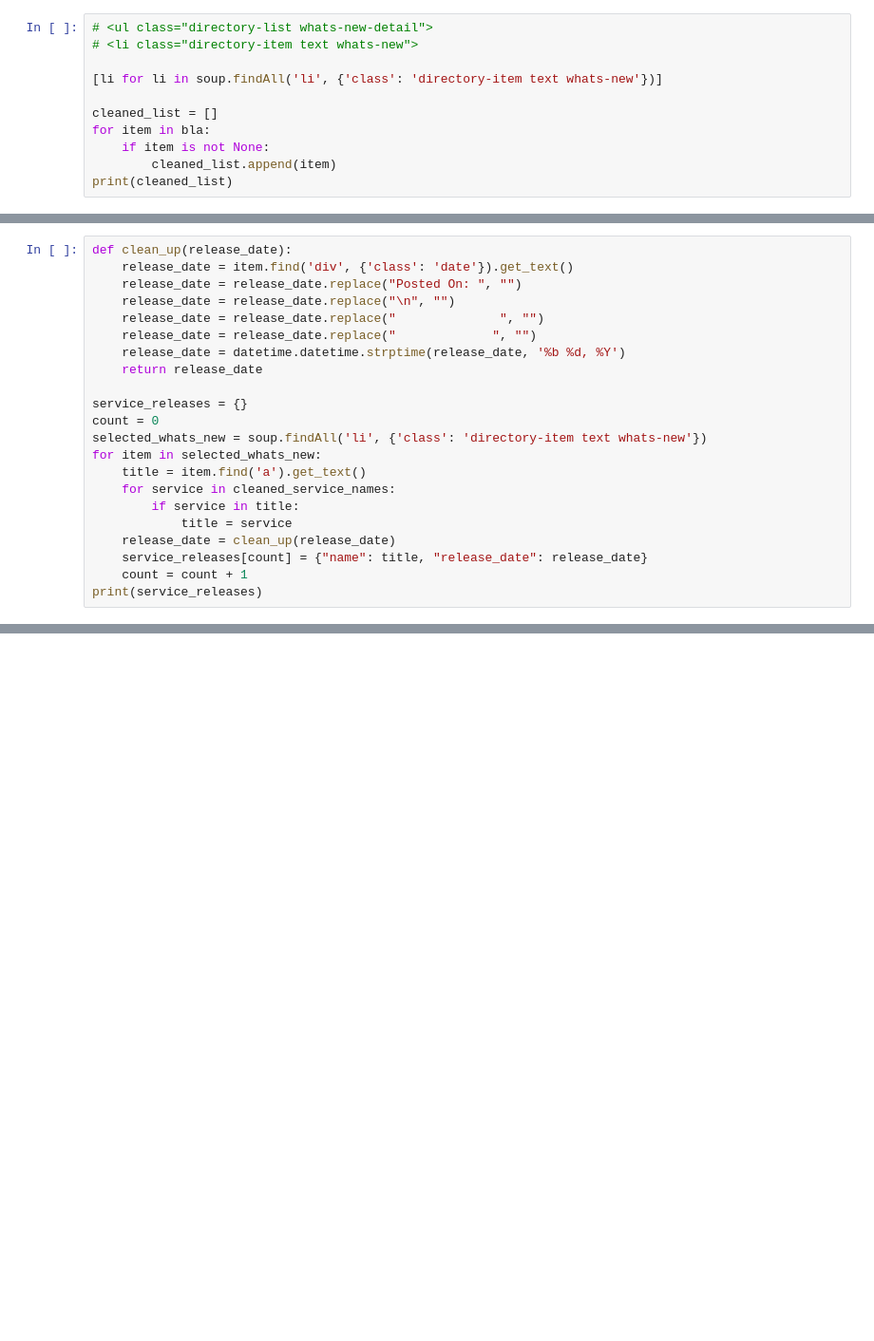
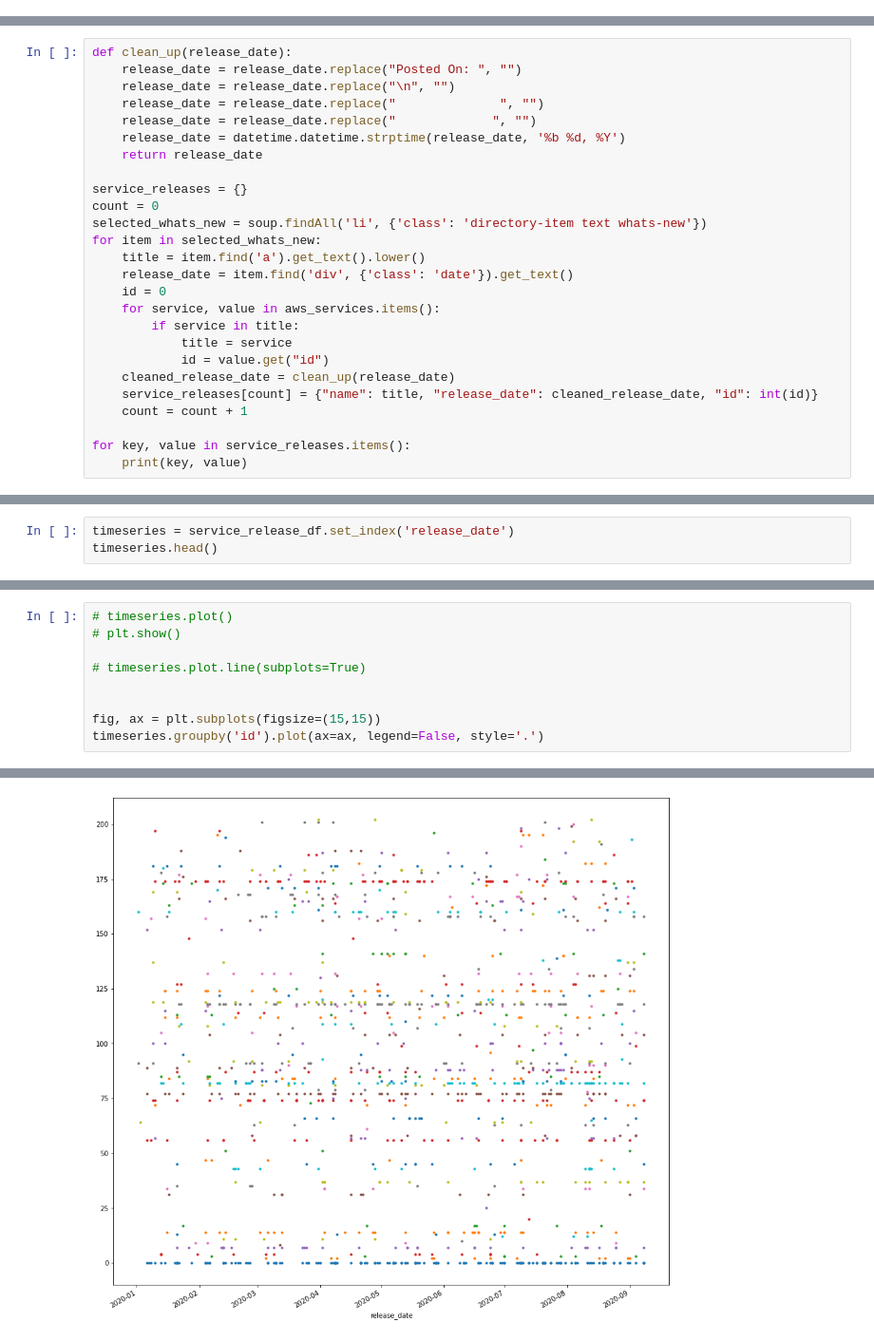
Before and after one commit to dariusjs/aws_services_over_time, a Jupyter notebook: track-aws-service-releases.ipynb, the cells around one changed output, grey strips where cells are left out. Shown at 95% size. Saved outputs shown, nothing was run; the diff lists cells and outputs as text; blank space fills up the shorter version.

```diff
--- a/track-aws-service-releases.ipynb
+++ b/track-aws-service-releases.ipynb
@@ -86,11 +145,0 @@ print(cleaned_list)
-# %%
-# <ul class="directory-list whats-new-detail">
-# <li class="directory-item text whats-new">
-
-[li for li in soup.findAll('li', {'class': 'directory-item text whats-new'})]
-
-cleaned_list = []
-for item in bla:
-    if item is not None:
-        cleaned_list.append(item)
-print(cleaned_list)
@@ -99,6 +146,5 @@ print(cleaned_list)
 # %%
 def clean_up(release_date):
-    release_date = item.find('div', {'class': 'date'}).get_text()
     release_date = release_date.replace("Posted On: ", "")
     release_date = release_date.replace("\n", "")
     release_date = release_date.replace("              ", "")
@@ -110,12 +156,17 @@ service_releases = {}
 count = 0
 selected_whats_new = soup.findAll('li', {'class': 'directory-item text whats-new'})
 for item in selected_whats_new:
-    title = item.find('a').get_text()
-    for service in cleaned_service_names:
+    title = item.find('a').get_text().lower()
+    release_date = item.find('div', {'class': 'date'}).get_text()
+    id = 0
+    for service, value in aws_services.items():
         if service in title:
             title = service
-    release_date = clean_up(release_date)
-    service_releases[count] = {"name": title, "release_date": release_date}
+            id = value.get("id")
+    cleaned_release_date = clean_up(release_date)
+    service_releases[count] = {"name": title, "release_date": cleaned_release_date, "id": int(id)}
     count = count + 1
-print(service_releases)
+
+for key, value in service_releases.items():
+    print(key, value)
 # %% [output]
@@ -142,0 +211,3 @@ grouped
+# %%
+timeseries = service_release_df.set_index('release_date')
+timeseries.head()
@@ -142,0 +222,10 @@ grouped
+# %%
+# timeseries.plot()
+# plt.show()
+
+# timeseries.plot.line(subplots=True)
+
+
+fig, ax = plt.subplots(figsize=(15,15))
+timeseries.groupby('id').plot(ax=ax, legend=False, style='.')
+# %% [output]
@@ -142,0 +245 @@ grouped
+[figure, added]
```
Also changed, not shown: parts of 11 cells of this notebook.
